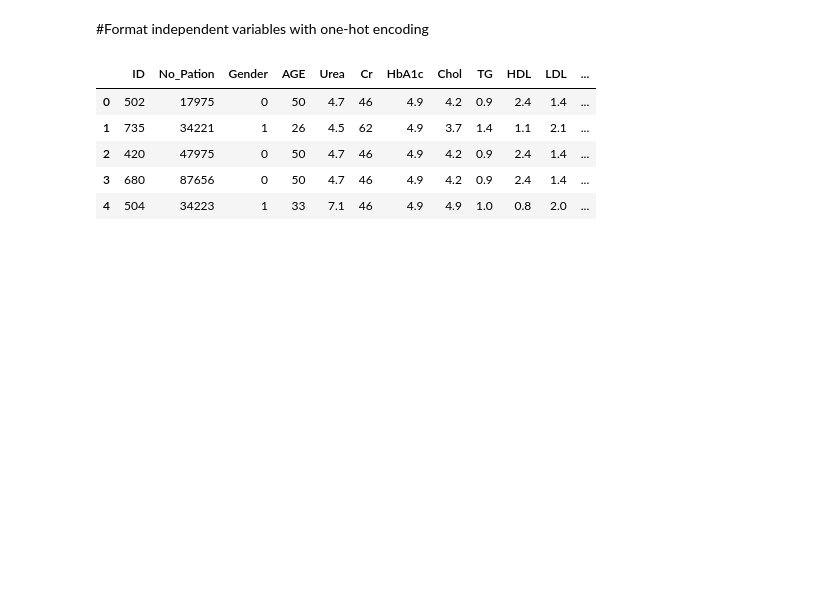
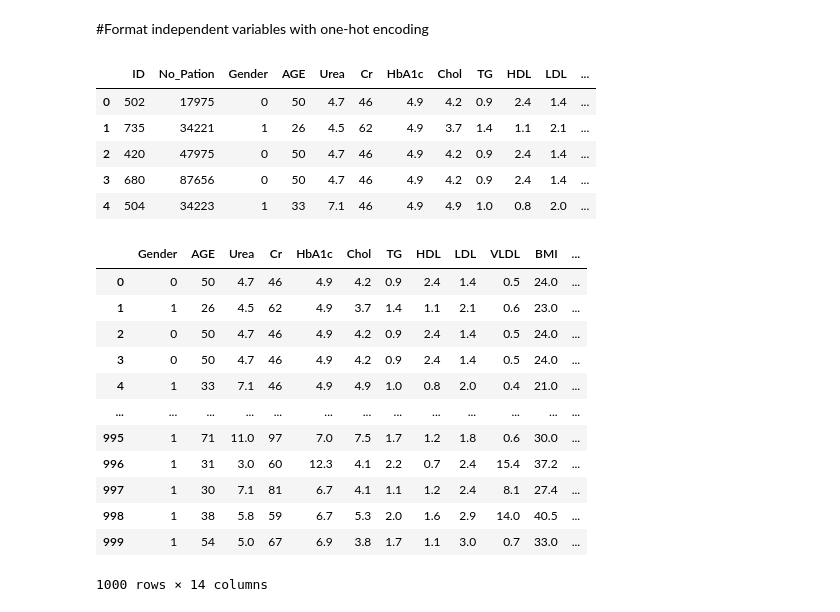
Before and after one commit to RamicAmir/Grupp2-Machine-Learning, a Jupyter notebook: diabetes/diabetes_alicia_emma.ipynb, the cells around one changed output. Cells and saved outputs as stored; diff of their text form; code cells hidden in the pictures; blank space fills up the shorter version.

Commit message:
add drop()

```diff
--- a/diabetes/diabetes_alicia_emma.ipynb
+++ b/diabetes/diabetes_alicia_emma.ipynb
@@ -2,8 +2,7 @@
 #import data
 import pandas as pd
 
-data = pd.read_csv(r'dataset_of_diabetes.csv', skipinitialspace=True)
-data.columns.str.strip()
+data = pd.read_csv(r'dataset_of_diabetes.csv')
 data.head(5)
 # %% [output]
 |  | ID | No_Pation | Gender | AGE | Urea | Cr | HbA1c | Chol | TG | HDL | LDL | ... |
@@ -133,3 +132,19 @@ X.head()
 | 2 | 420 | 47975 | 0 | 50 | 4.7 | 46 | 4.9 | 4.2 | 0.9 | 2.4 | 1.4 | ... |
 | 3 | 680 | 87656 | 0 | 50 | 4.7 | 46 | 4.9 | 4.2 | 0.9 | 2.4 | 1.4 | ... |
 | 4 | 504 | 34223 | 1 | 33 | 7.1 | 46 | 4.9 | 4.9 | 1.0 | 0.8 | 2.0 | ... |
+# %%
+X.drop(['ID', 'No_Pation'], axis=1)
+# %% [output]
+|  | Gender | AGE | Urea | Cr | HbA1c | Chol | TG | HDL | LDL | VLDL | BMI | ... |
+| 0 | 0 | 50 | 4.7 | 46 | 4.9 | 4.2 | 0.9 | 2.4 | 1.4 | 0.5 | 24.0 | ... |
+| 1 | 1 | 26 | 4.5 | 62 | 4.9 | 3.7 | 1.4 | 1.1 | 2.1 | 0.6 | 23.0 | ... |
+| 2 | 0 | 50 | 4.7 | 46 | 4.9 | 4.2 | 0.9 | 2.4 | 1.4 | 0.5 | 24.0 | ... |
+| 3 | 0 | 50 | 4.7 | 46 | 4.9 | 4.2 | 0.9 | 2.4 | 1.4 | 0.5 | 24.0 | ... |
+| 4 | 1 | 33 | 7.1 | 46 | 4.9 | 4.9 | 1.0 | 0.8 | 2.0 | 0.4 | 21.0 | ... |
+| ... | ... | ... | ... | ... | ... | ... | ... | ... | ... | ... | ... | ... |
+| 995 | 1 | 71 | 11.0 | 97 | 7.0 | 7.5 | 1.7 | 1.2 | 1.8 | 0.6 | 30.0 | ... |
+| 996 | 1 | 31 | 3.0 | 60 | 12.3 | 4.1 | 2.2 | 0.7 | 2.4 | 15.4 | 37.2 | ... |
+| 997 | 1 | 30 | 7.1 | 81 | 6.7 | 4.1 | 1.1 | 1.2 | 2.4 | 8.1 | 27.4 | ... |
+| 998 | 1 | 38 | 5.8 | 59 | 6.7 | 5.3 | 2.0 | 1.6 | 2.9 | 14.0 | 40.5 | ... |
+| 999 | 1 | 54 | 5.0 | 67 | 6.9 | 3.8 | 1.7 | 1.1 | 3.0 | 0.7 | 33.0 | ... |
+1000 rows × 14 columns
```
